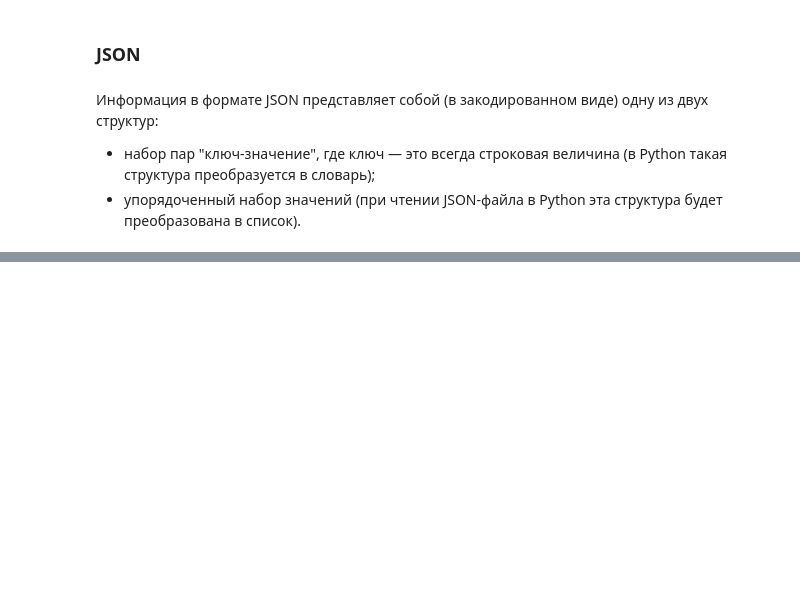
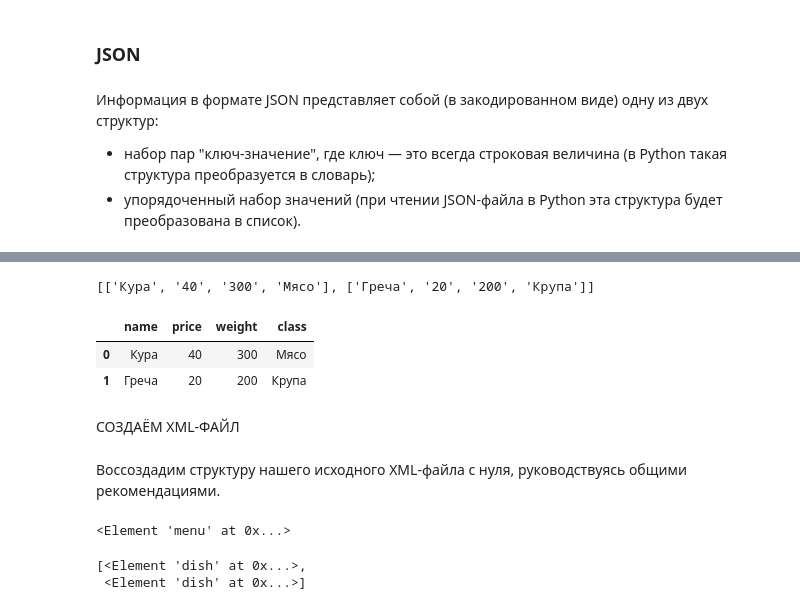
Before and after one commit to killri/sf_data_science, a Jupyter notebook: SF_DS_course_theory_and_practice/Python 16 How to load data from different files/python-16-theory.ipynb, the cells around one changed output, grey strips where cells are left out. Saved outputs shown, nothing was run; the diff lists cells and outputs as text; code cells hidden in the pictures; blank space fills up the shorter version.

```diff
--- a/SF_DS_course_theory_and_practice/Python 16 How to load data from different files/python-16-theory.ipynb
+++ b/SF_DS_course_theory_and_practice/Python 16 How to load data from different files/python-16-theory.ipynb
@@ -229,0 +412,7 @@ from pprint import pprint # Импортируем функцию pprint()- он
+# %%
+import xml.etree.ElementTree as ET # Импортируем модуль ElementTree
+tree = ET.parse('menu.xml')
+# xml - древовидная структура. Есть корень и потомки каждого следующего уровня
+root = tree.getroot()
+display(root)
+display(type(root))
@@ -229,0 +449,5 @@ from pprint import pprint # Импортируем функцию pprint()- он
+# %%
+for dish in root:
+    for param in dish:
+        print(dish.attrib['name'], param.tag, param.text)
+    print()
@@ -229,0 +462,50 @@ from pprint import pprint # Импортируем функцию pprint()- он
+# %%
+# Cтандартных средств для превращения XML-файла в DataFrame нет,
+# но если XML-файл содержит чёткую структуру, сделать это средствами Python достаточно просто.
+#Реализуем следующий алгоритм:
+
+#Загрузить XML-структуру файла menu.xml в переменную root.
+#Создать пустой список df_list (в него будем добавлять строчки итоговой таблицы).
+#Заранее создать список column_names с именами столбцов — название блюда (name), его цена (price), вес (weight) и класс (class).
+#В цикле организовать обход xml-дерева из корня по всем потомкам.
+#На каждой итерации цикла сформировать в виде списка строку таблицы, содержащую информацию: наименование блюда (атрибут name узла dish) и значения потомков этого узла — узлов price, weight, class.
+#Добавить сформированную строку в список df_list, используя метод append().
+#Сформировать из вложенного списка DataFrame. Имена для столбцов взять из списка column_names.
+
+import xml.etree.ElementTree as ET
+tree = ET.parse('menu.xml')
+root = tree.getroot()
+
+import pandas as pd
+column_names = ['name', 'price', 'weight', 'class']
+df_list = []
+
+for dish in root:
+    row = [dish.attrib['name'], dish[0].text, dish[1].text, dish[2].text]
+    df_list.append(row)
+display(df_list)
+df = pd.DataFrame(df_list, columns=column_names)
+display(df)
+# %% [output]
+[['Кура', '40', '300', 'Мясо'], ['Греча', '20', '200', 'Крупа']]
+|  | name | price | weight | class |
+| 0 | Кура | 40 | 300 | Мясо |
+| 1 | Греча | 20 | 200 | Крупа |
+# %% [markdown]
+СОЗДАЁМ XML-ФАЙЛ
+# %% [markdown]
+Воссоздадим структуру нашего исходного XML-файла с нуля,  руководствуясь общими рекомендациями.
+# %%
+import xml.etree.ElementTree as ET
+
+new_root = ET.Element('menu')
+display(new_root)
+# %% [output]
+<Element 'menu' at 0x...>
+# %%
+dish1 = ET.SubElement(new_root, 'dish', name='Кура')
+dish2 = ET.SubElement(new_root, 'dish', name='Греча')
+display(list(new_root))
+# %% [output]
+[<Element 'dish' at 0x...>,
+ <Element 'dish' at 0x...>]
```
Also changed, not shown: parts of 34 cells of this notebook, 30 other files.
